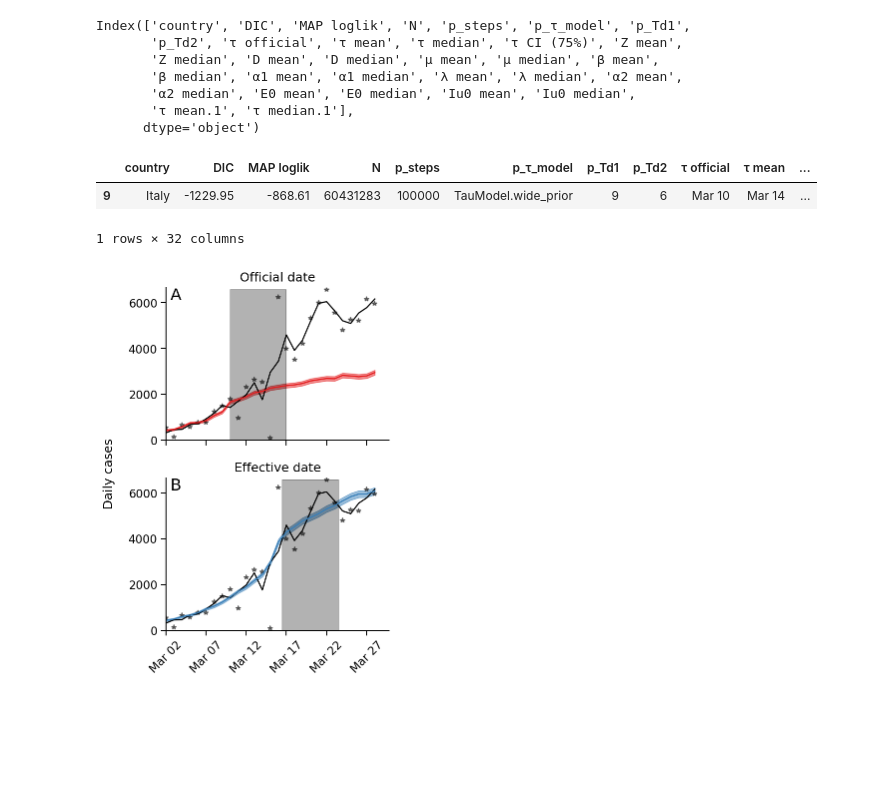
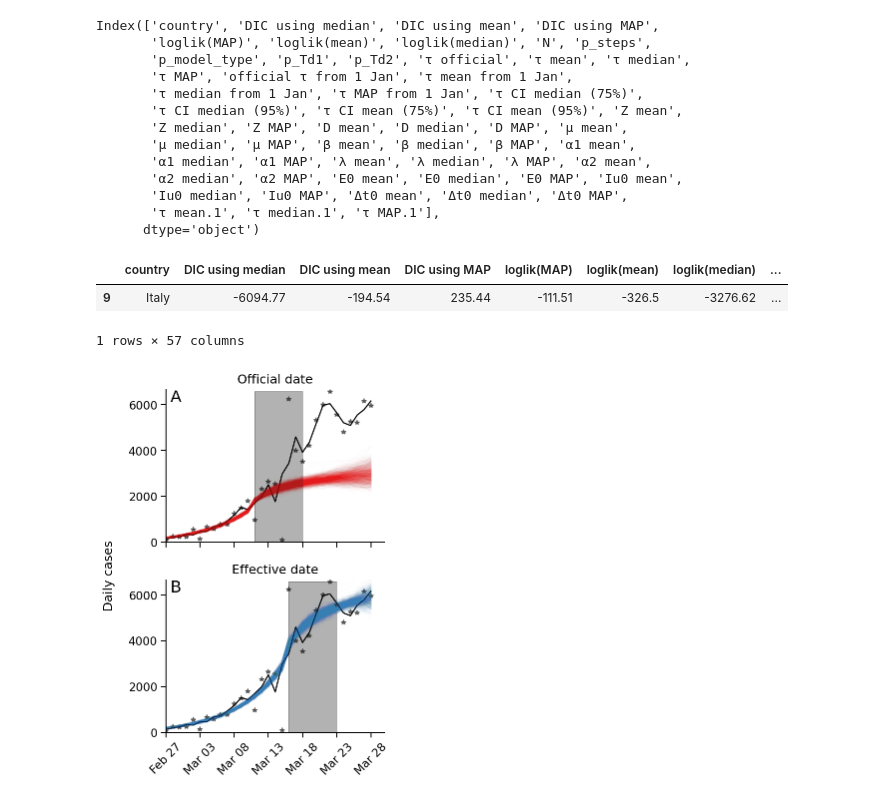
Before and after one commit to yoavram-lab/EffectiveNPI, a Jupyter notebook: src/Fig4.ipynb, the cells around one changed output. Saved outputs shown, nothing was run; the diff lists cells and outputs as text; code cells hidden in the pictures; blank space fills up the shorter version.

```diff
--- a/src/Fig4.ipynb
+++ b/src/Fig4.ipynb
@@ -51,9 +35,9 @@ def find_start_day(cases_and_dates):
 # %%
-job_id = '2020-04-30-prior-walkers-model2-normal'
+job_id = '2020-05-14-n1-normal-1M' #2020-05-14-n1-normal-1M
 country = 'Italy'
 
-output_folder = os.path.join('..', 'output', job_id)
-table_path = os.path.join(output_folder, 'tables', 'all-countries-{}.csv'.format(job_id))
+output_folder = r'/Users/yoavram/Library/Mobile Documents/com~apple~CloudDocs/EffectiveNPI-Data/output'
+table_path = os.path.join(output_folder, job_id, 'tables', 'all-countries-{}.csv'.format(job_id))
 df = pd.read_csv(table_path)
 df = df.rename(columns={'official_τ': 'τ official'})
 df['country'] = df['country'].str.replace("_", " ")
@@ -61,14 +45,20 @@ df = df[df['country'] == country]
 print(df.columns)
 df
 # %% [output]
-Index(['country', 'DIC', 'MAP loglik', 'N', 'p_steps', 'p_τ_model', 'p_Td1',
-       'p_Td2', 'τ official', 'τ mean', 'τ median', 'τ CI (75%)', 'Z mean',
-       'Z median', 'D mean', 'D median', 'μ mean', 'μ median', 'β mean',
-       'β median', 'α1 mean', 'α1 median', 'λ mean', 'λ median', 'α2 mean',
-       'α2 median', 'E0 mean', 'E0 median', 'Iu0 mean', 'Iu0 median',
-       'τ mean.1', 'τ median.1'],
+Index(['country', 'DIC using median', 'DIC using mean', 'DIC using MAP',
+       'loglik(MAP)', 'loglik(mean)', 'loglik(median)', 'N', 'p_steps',
+       'p_model_type', 'p_Td1', 'p_Td2', 'τ official', 'τ mean', 'τ median',
+       'τ MAP', 'official τ from 1 Jan', 'τ mean from 1 Jan',
+       'τ median from 1 Jan', 'τ MAP from 1 Jan', 'τ CI median (75%)',
+       'τ CI median (95%)', 'τ CI mean (75%)', 'τ CI mean (95%)', 'Z mean',
+       'Z median', 'Z MAP', 'D mean', 'D median', 'D MAP', 'μ mean',
+       'μ median', 'μ MAP', 'β mean', 'β median', 'β MAP', 'α1 mean',
+       'α1 median', 'α1 MAP', 'λ mean', 'λ median', 'λ MAP', 'α2 mean',
+       'α2 median', 'α2 MAP', 'E0 mean', 'E0 median', 'E0 MAP', 'Iu0 mean',
+       'Iu0 median', 'Iu0 MAP', 'Δt0 mean', 'Δt0 median', 'Δt0 MAP',
+       'τ mean.1', 'τ median.1', 'τ MAP.1'],
       dtype='object')
-|  | country | DIC | MAP loglik | N | p_steps | p_τ_model | p_Td1 | p_Td2 | τ official | τ mean | ... |
-| 9 | Italy | -1229.95 | -868.61 | 60431283 | 100000 | TauModel.wide_prior | 9 | 6 | Mar 10 | Mar 14 | ... |
+|  | country | DIC using median | DIC using mean | DIC using MAP | loglik(MAP) | loglik(mean) | loglik(median) | ... |
+| 9 | Italy | -6094.77 | -194.54 | 235.44 | -111.51 | -326.5 | -3276.62 | ... |
-1 rows × 32 columns
+1 rows × 57 columns
 # %%
@@ -95,43 +80,73 @@ y_starlow, y_starhigh = scipy.stats.poisson(y_star).interval(0.95)
+# %%
+chain_fname = os.path.join(output_folder, job_id, 'inference', '{}.npz'.format(country))
+chain, var_names = load_chain(chain_fname)
+# %%
+nreps = 1000
+θ = chain[np.random.choice(chain.shape[0], nreps)]
+
+# θ = np.concatenate(
+#     (θ[:, :5], np.repeat([0.45, 1], nreps).reshape(2, nreps).T, θ[:, 5:]),
+#     axis=1
+# )
+# %%
+model = FixedTauModel(country, X, start_date, N,
+                        get_last_NPI_date(country), get_first_NPI_date(country),
+                        params_bounds, 9, 6)
+
+y_star = np.array([
+    model.generate_daily_cases(θi[:-1])
+    for θi in θ
+])
+model.τ = τ
+y_hat = np.array([
+    model.generate_daily_cases(θi[:-1])
+    for θi in θ
+])
+
+# y_starlow, y_starhigh = scipy.stats.poisson(y_star).interval(0.95)
+# y_hatlow, y_hathigh = scipy.stats.poisson(y_hat).interval(0.95)
 # %%
 X_mean = scipy.signal.savgol_filter(X, 3, 1)
 # %%
 max_vline = 0.9
 ymax = X.max()
+τ_star_days = (get_last_NPI_date(country) - start_date).days
 
 fig, axes = plt.subplots(2, 1, figsize=(4, 6), sharex=True, sharey=True)
 
 t = range(0, ndays)
 for ax in axes.flat:
     ax.plot(t, X, '*', color='k', alpha=0.5)
     ax.plot(t, X_mean, '-', color='k')
 
 ax = axes[0]
 ax.set_title('Official date')
-ax.plot(t, y_star, color=red)
-ax.fill_between(t, y_starlow, y_starhigh, color=red, alpha=0.5)
+ax.plot(t, y_star.T, color=red, alpha=0.01)
+# ax.fill_between(t, y_starlow, y_starhigh, color=red, alpha=0.5)
 # ax.axvline(τ_star_days, ymax=max_vline, color=red,   ls='-', lw=3)
 # ax.axvline(τ_star_days+7, ymax=max_vline, color=red,   ls='-', lw=3)
 ax.fill_between([τ_star_days, τ_star_days+7], 0, ymax, color='k', alpha=0.3)
 
 ax = axes[1]
 ax.set_title('Effective date')
-ax.plot(t, y, color=blue)
-ax.fill_between(t, ylow, yhigh, color=blue, alpha=0.5)
+ax.plot(t, y_hat.T, color=blue, alpha=0.01)
+# ax.fill_between(t, y_hatlow, y_hathigh, color=blue, alpha=0.5)
 # ax.axvline(τ, ymax=max_vline, color=blue, ls='-', lw=3)
 # ax.axvline(τ+7, ymax=max_vline, color=blue, ls='-', lw=3)
 ax.fill_between([τ, τ+7], 0, ymax, color='k', alpha=0.3)
 
-labels = [τ_to_string(d) for d in t[::5]]
+days = t[::5]
+labels = [τ_to_string(d) for d in days]
 ax.set_xticks(days)
 ax.set_xticklabels(labels, rotation=45)
 ax.set_xlim(10, None)
 ax.set_ylim(0, ymax+100)
 txt = fig_ylabel(fig, 'Daily cases')
 
 fig.tight_layout()
 # fig.suptitle(country)
 fig_panel_labels(axes, xcoord=0.02)
 sns.despine()
-fig.savefig('../figures/fig4.pdf', dpi=100, **savefig_bbox(txt))
+# fig.savefig('../figures/fig4.pdf', dpi=100, **savefig_bbox(txt))
 # %% [output]
-[figure, old version]
+[figure, new version]
```
Also changed, not shown: parts of 4 cells of this notebook, 2 other files.
